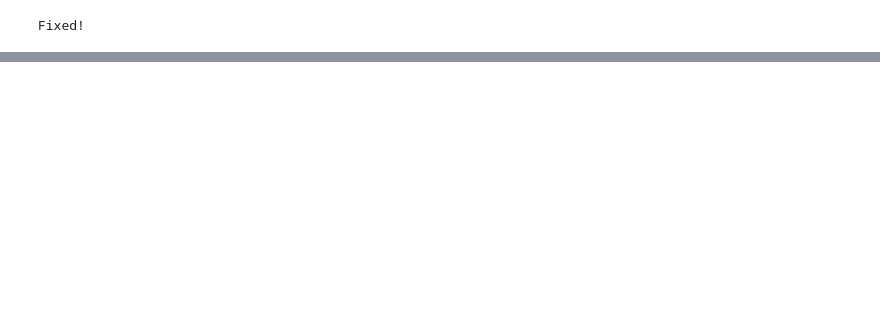
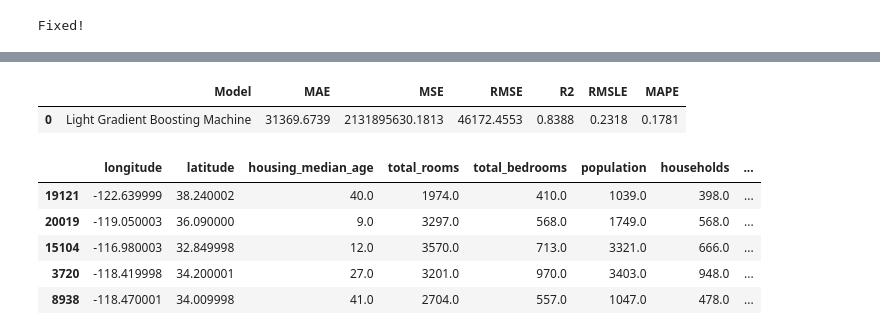
Before and after one commit to Rafak22/python, a Jupyter notebook: Copy_of_ex1_pycaret_regression.ipynb, the cells around one changed output, grey strips where cells are left out. Cells and saved outputs as stored; diff of their text form; code cells hidden in the pictures; blank space fills up the shorter version.

```diff
--- a/Copy_of_ex1_pycaret_regression.ipynb
+++ b/Copy_of_ex1_pycaret_regression.ipynb
@@ -93,0 +142,12 @@ AttributeError: module 'pycaret' has no attribute 'utils'
+# %%
+predictions = predict_model(best)
+predictions.head()
+# %% [output]
+|  | Model | MAE | MSE | RMSE | R2 | RMSLE | MAPE |
+| 0 | Light Gradient Boosting Machine | 31369.6739 | 2131895630.1813 | 46172.4553 | 0.8388 | 0.2318 | 0.1781 |
+|  | longitude | latitude | housing_median_age | total_rooms | total_bedrooms | population | households | ... |
+| 19121 | -122.639999 | 38.240002 | 40.0 | 1974.0 | 410.0 | 1039.0 | 398.0 | ... |
+| 20019 | -119.050003 | 36.090000 | 9.0 | 3297.0 | 568.0 | 1749.0 | 568.0 | ... |
+| 15104 | -116.980003 | 32.849998 | 12.0 | 3570.0 | 713.0 | 3321.0 | 666.0 | ... |
+| 3720 | -118.419998 | 34.200001 | 27.0 | 3201.0 | 970.0 | 3403.0 | 948.0 | ... |
+| 8938 | -118.470001 | 34.009998 | 41.0 | 2704.0 | 557.0 | 1047.0 | 478.0 | ... |
```
Also changed, not shown: parts of 8 cells of this notebook.
